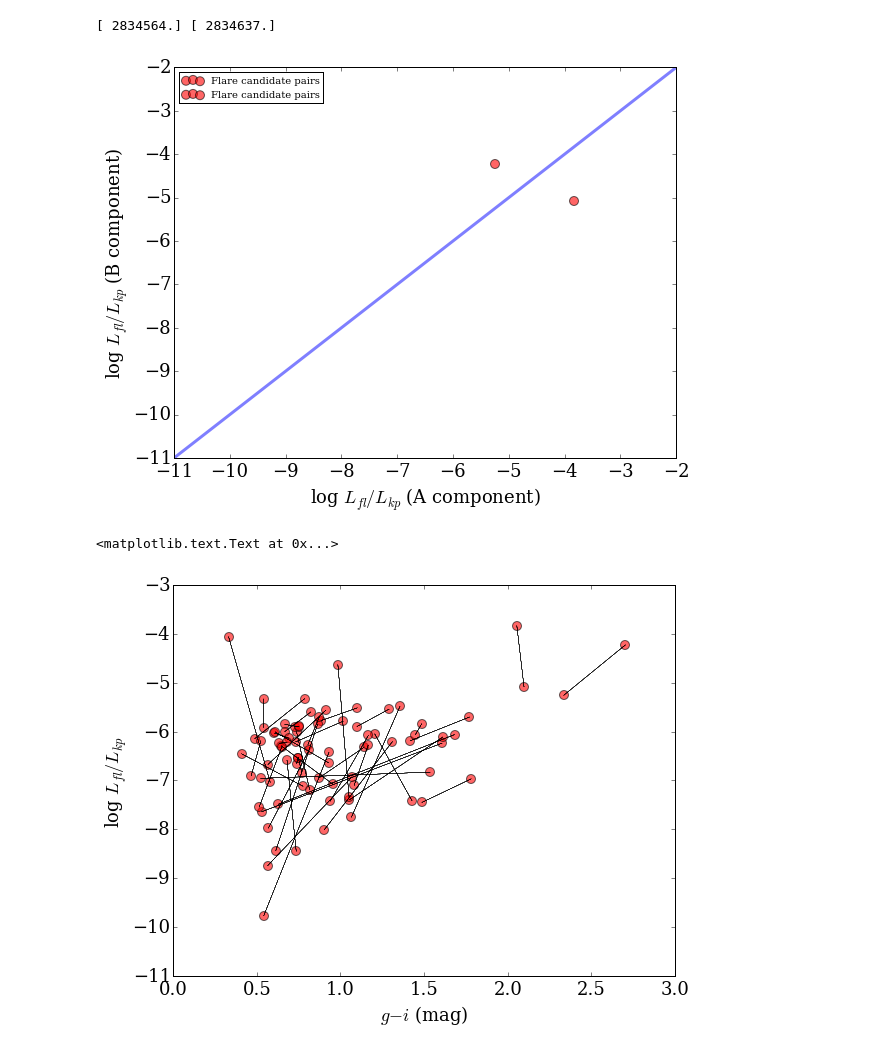
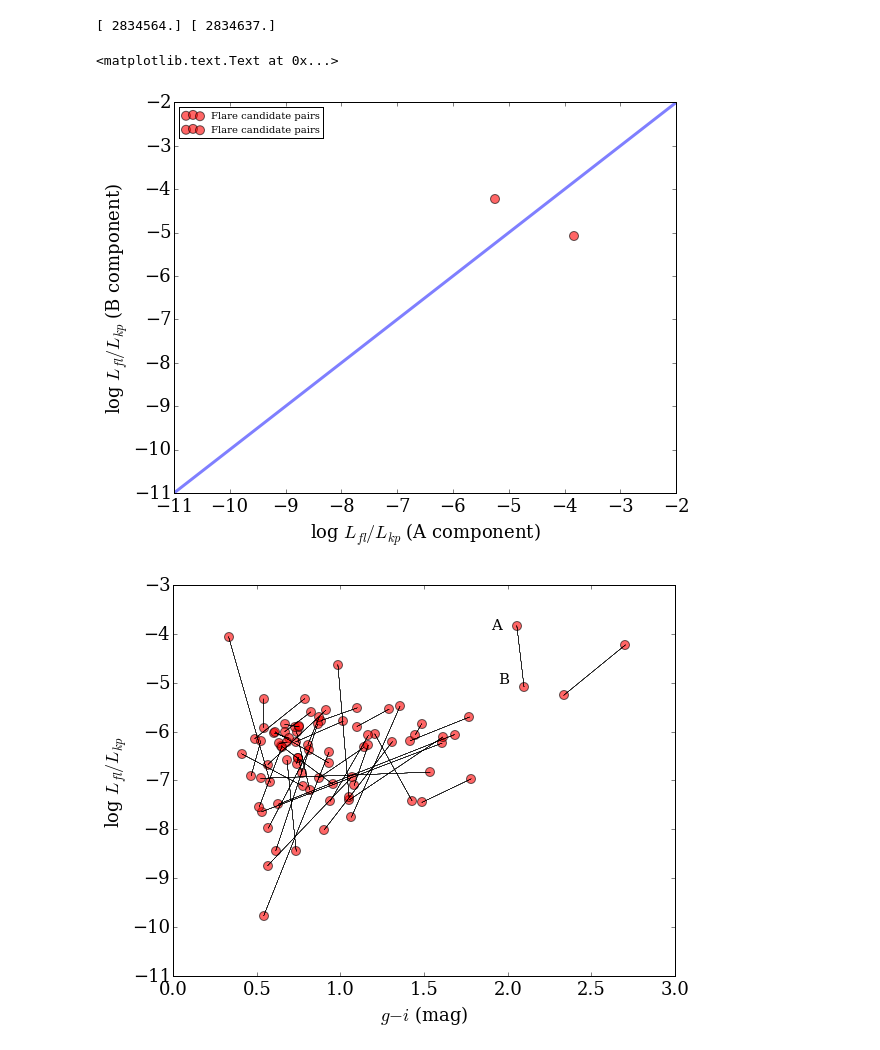
Before and after one commit to jradavenport/WideBinaryProject, a Jupyter notebook: WideBinarySearch.v2.ipynb, the cells around one changed output. Cells and saved outputs as stored; diff of their text form; code cells hidden in the pictures.

```diff
--- a/WideBinarySearch.v2.ipynb
+++ b/WideBinarySearch.v2.ipynb
@@ -16,3 +16,9 @@ row, Lfl_Lbol, giclr, kicnum = np.genfromtxt('kic_lflare.csv', delimiter = ',',
 
 x=np.where((Lfl_Lbol < 1e-15))
 Lfl_Lbol[x]=1e-15
+# %%
+Kepler_ID, dist, sep, gi = np.genfromtxt('Kepler_WDS_Slowpokes.csv', usecols=(0,13,15,26), delimiter = ',', unpack = True)
+# %%
+NewKep_ID = np.append(Kep_ID,Kepler_ID)
+NewPair_Dist = np.append(Pair_Dist,sep)
+NewPhoto_Dist = np.append(Photo_Dist, dist)
@@ -19,14 +29,14 @@ Lfl_Lbol[x]=1e-15
 # %% [markdown]
 Matching Datasets:
 # %%
-m = np.array(np.zeros(len(Kep_ID)), dtype='int')
+m = np.array(np.zeros(len(NewKep_ID)), dtype='int')
 
-for k in range (len(Kep_ID)):
-    x = np.where((Kep_ID[k] == kicnum))
+for k in range (len(NewKep_ID)):
+    x = np.where((NewKep_ID[k] == kicnum))
     m[k] = x[0]
-#     Kep_ID == kicnum[x]
+#     NewKep_ID == kicnum[x]
 
 m
 # in database speak, this a Join (Inner Join)
-# Kep_ID == kicnum[m]
+# NewKep_ID == kicnum[m]
 # %% [output]
@@ -49,7 +63,7 @@ for j in range(0,len(a)):
 # %% [markdown]
 Converting pair distances to AU:
 # %%
-AU_dist = Pair_Dist/3600.*np.pi/180. * Photo_Dist * 206265.
+AU_dist = NewPair_Dist/3600.*np.pi/180. * NewPhoto_Dist * 206265.
 AU_cut = np.where(AU_dist < 120000)
 print(np.mean(AU_dist[AU_cut]))
 # %% [output]
@@ -191,28 +213,32 @@ plt.xlim(-11, -2)
 plt.ylim(-11, -2)
 plt.xlabel(r'log $L_{fl}/L_{kp}$ (A component)')
 plt.ylabel(r'log $L_{fl}/L_{kp}$ (B component)')
-
-plt.savefig('AB_new.png')
 # %% [output]
+<matplotlib.text.Text at 0x...>
 [figure]
 # %%
-plt.figure(figsize=(9,7))
+fig = plt.figure(figsize=(9,7))
+ax = fig.add_subplot(111)
 
 plt.scatter(giclr[m][a][Good_either2],np.log10(Lfl_Lbol[m][a][Good_either2]),alpha = 0.6,s=80,c='r')
 plt.scatter(giclr[m][b][Good_either2],np.log10(Lfl_Lbol[m][b][Good_either2]),alpha = 0.6,s=80,c='r')
 for k in range (len(Good_either2[0])):
     plt.plot([giclr[m][a][Good_either2],giclr[m][b][Good_either2]],[np.log10(Lfl_Lbol[m][a][Good_either2]),np.log10(Lfl_Lbol[m][b][Good_either2])],'k',lw=0.2,alpha=0.2)
 
 
 #plt.xlim(0,2)
 #plt.ylim(-10,5)
 
 #el = Ellipse((0, 0), 10, 20, facecolor='r', alpha=0.5, fill=false)
 #ax = fig.add_subplot(111, aspect='equal')
 #ax.add_artist(el)
 
+ax.text(1.9,-3.9, r'A', fontsize=15)
+ax.text(1.95,-5, r'B', fontsize=15)
+
 plt.ylabel(r'log $L_{fl}/L_{kp}$')
 plt.xlabel(r'$g-i$ (mag)')
+
+plt.savefig('PairPlot.png',dpi=500)
 # %% [output]
-<matplotlib.text.Text at 0x...>
-[figure, old version]
+[figure, new version]
```
Also changed, not shown: parts of 12 cells of this notebook, 1 other file.
